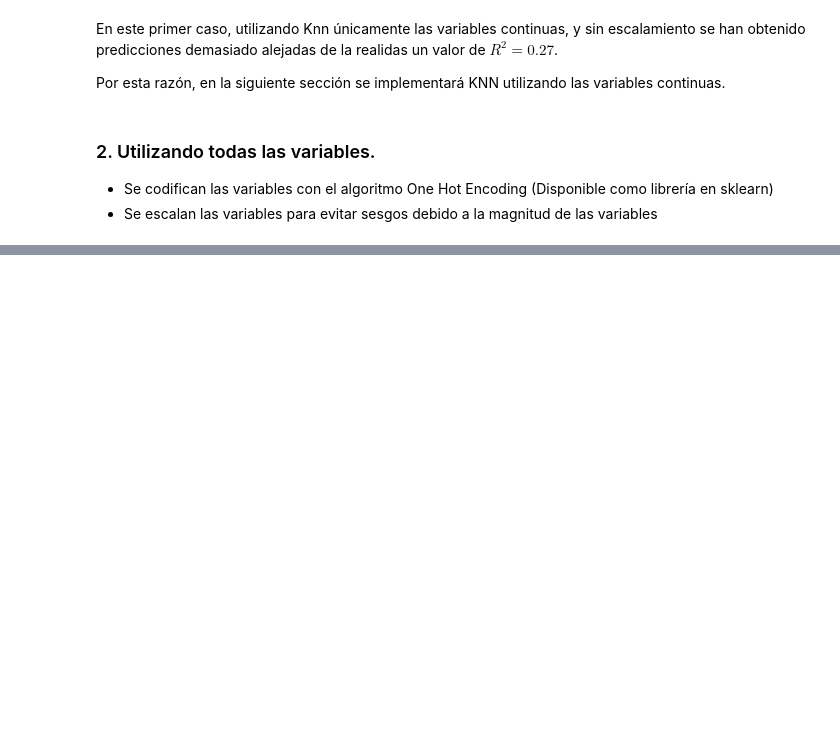
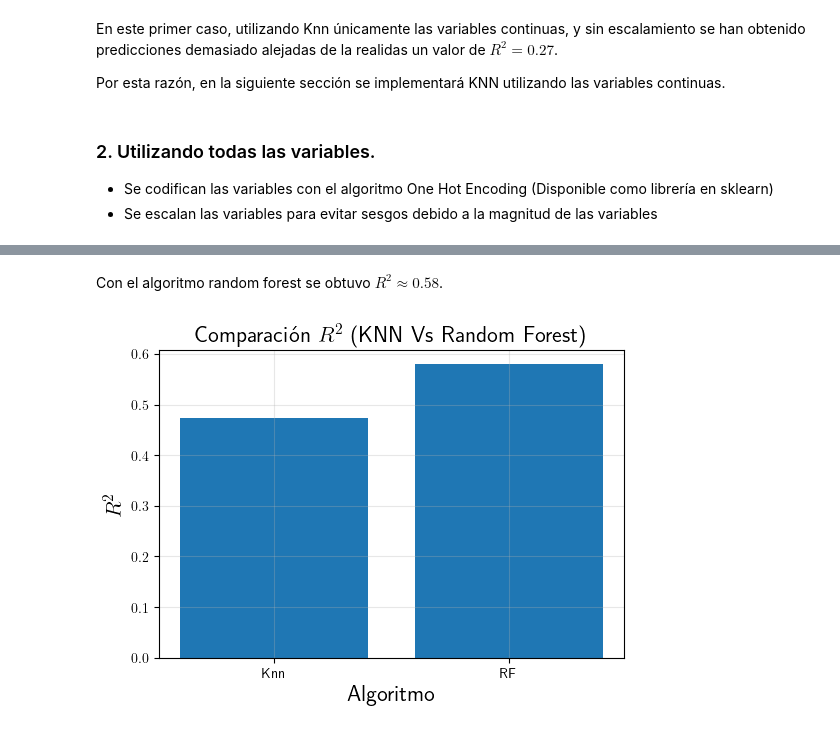
Before and after one commit to orlandoch/predicciones-ventas, a Jupyter notebook: main.ipynb, the cells around one changed output, grey strips where cells are left out. Drawn from its saved outputs; the diff is of its cells as text; code cells hidden in the pictures; blank space fills up the shorter version.

```diff
--- a/main.ipynb
+++ b/main.ipynb
@@ -868,0 +894,14 @@ Utilizando One Hot Encoding como algoritmo de codificación, escalando las varia
+# %% [markdown]
+Con el algoritmo random forest se obtuvo $R^2\approx0.58$.
+# %%
+import matplotlib
+matplotlib.rcParams['text.usetex'] = True
+
+fix, ax =plt.subplots(1,1, figsize=(6,4))
+ax.bar(x=['Knn','RF'],height=[r2Knn,r2Rf])
+ax.grid(alpha=0.3)
+ax.set_title(r'Comparación $R^2$ (KNN Vs Random Forest)',fontsize=16)
+ax.set_xlabel(r'Algoritmo',fontsize=16)
+ax.set_ylabel(r'$R^2$',fontsize=16);
+# %% [output]
+[figure, added]
```
Also changed, not shown: parts of 12 cells of this notebook, 5 other files.
